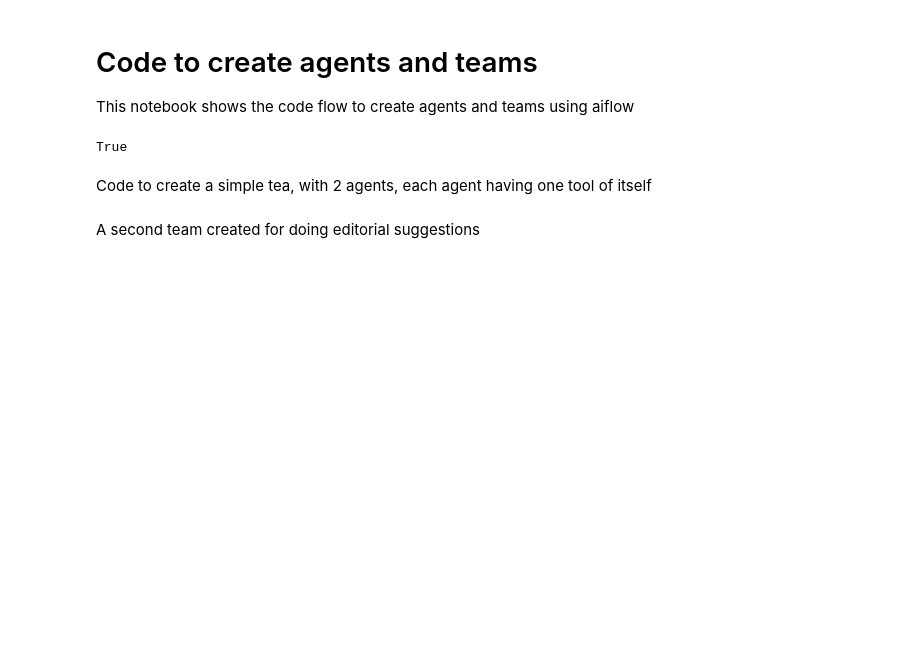
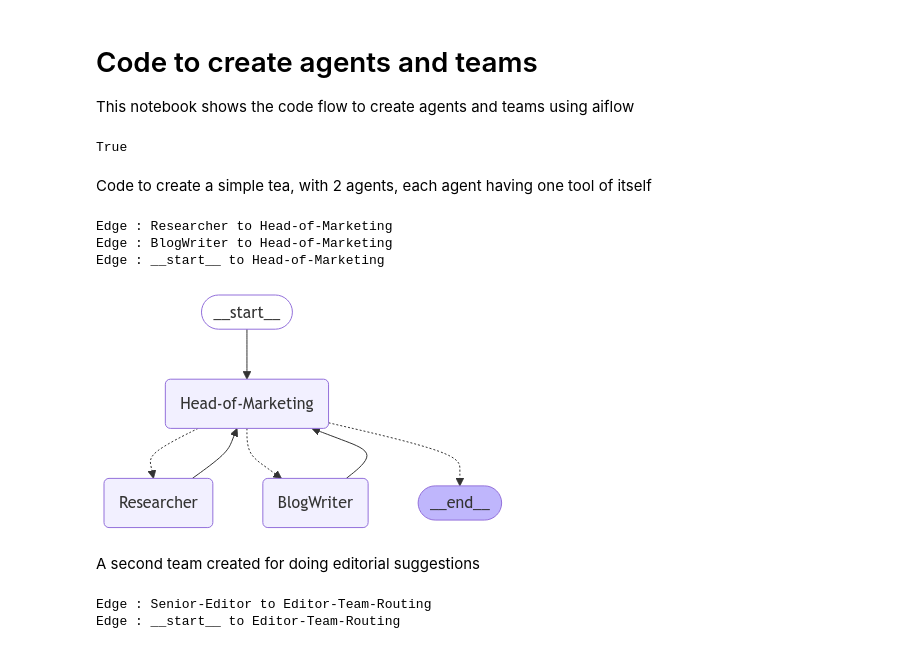
Before and after one commit to NuxTrade/AIFlow, a Jupyter notebook: examples/build_agents_by_code.ipynb, the cells around one changed output. Cells and saved outputs as stored; diff of their text form; code cells hidden in the pictures; blank space fills up the shorter version.

Commit message:
Use by code: Change to build and work with agents using code meanstack

```diff
--- a/examples/build_agents_by_code.ipynb
+++ b/examples/build_agents_by_code.ipynb
@@ -22,11 +22,24 @@ session = FloSession(llm).register_tool(
     tool=TavilySearchResults()
 )
 
-researcher = FloAgent.Builder(session, "Researcher",
-                              "Do a research on the internet and find articles of relevent to the topic asked by the user", [TavilySearchResults()]).build()
-blogger = FloAgent.Builder(session, "BlogWriter",
-                           "Able to write a blog using information provided", [TavilySearchResults()]).build()
+researcher = FloAgent.Builder(
+    session,
+    "Researcher",
+    "Do a research on the internet and find articles of relevent to the topic asked by the user",
+    [TavilySearchResults()]
+).build()
+
+blogger = FloAgent.Builder(
+    session,
+    "BlogWriter",
+    "Able to write a blog using information provided",
+    [TavilySearchResults()]
+).build()
 
 marketing_team = FloTeam.Builder(session, "Marketing", [researcher, blogger]).build()
 r1 = FloSupervisor.Builder(session, "Head-of-Marketing", marketing_team).build()
-flo_team_1 = r1.build_routed_team()
+marketing_flo = r1.to_flo()
+# %% [output]
+Edge : Researcher to Head-of-Marketing
+Edge : BlogWriter to Head-of-Marketing
+Edge : __start__ to Head-of-Marketing
@@ -43,11 +46,23 @@ draw_to_file(flo_team_1, "dk.png", True)
+# %%
+from IPython.display import Image, display
+
+display(Image(marketing_flo.draw()))
+# %% [output]
+[figure, added]
 # %% [markdown]
 A second team created for doing editorial suggestions
 # %%
-chief_editorial = FloAgent.Builder(session, "Senior-Editor",
-                              "Have a look at the article created and give editorial suggestions", [TavilySearchResults()]).build()
+chief_editorial = FloAgent.Builder(
+    session,
+    "Senior-Editor",
+    "Have a look at the article created and give editorial suggestions",
+    [TavilySearchResults()]
+).build()
 
 edit_team = FloTeam.Builder(session, "Editorial-Team", [chief_editorial]).build()
 r2 = FloSupervisor.Builder(session, "Editor-Team-Routing", edit_team).build()
 
-editorial_team = r2.build_routed_team()
-draw_to_file(editorial_team, "editorial.png", True)
+editorial_flo = r2.to_flo()
+# %% [output]
+Edge : Senior-Editor to Editor-Team-Routing
+Edge : __start__ to Editor-Team-Routing
```
Also changed, not shown: parts of 10 cells of this notebook, 19 other files.
